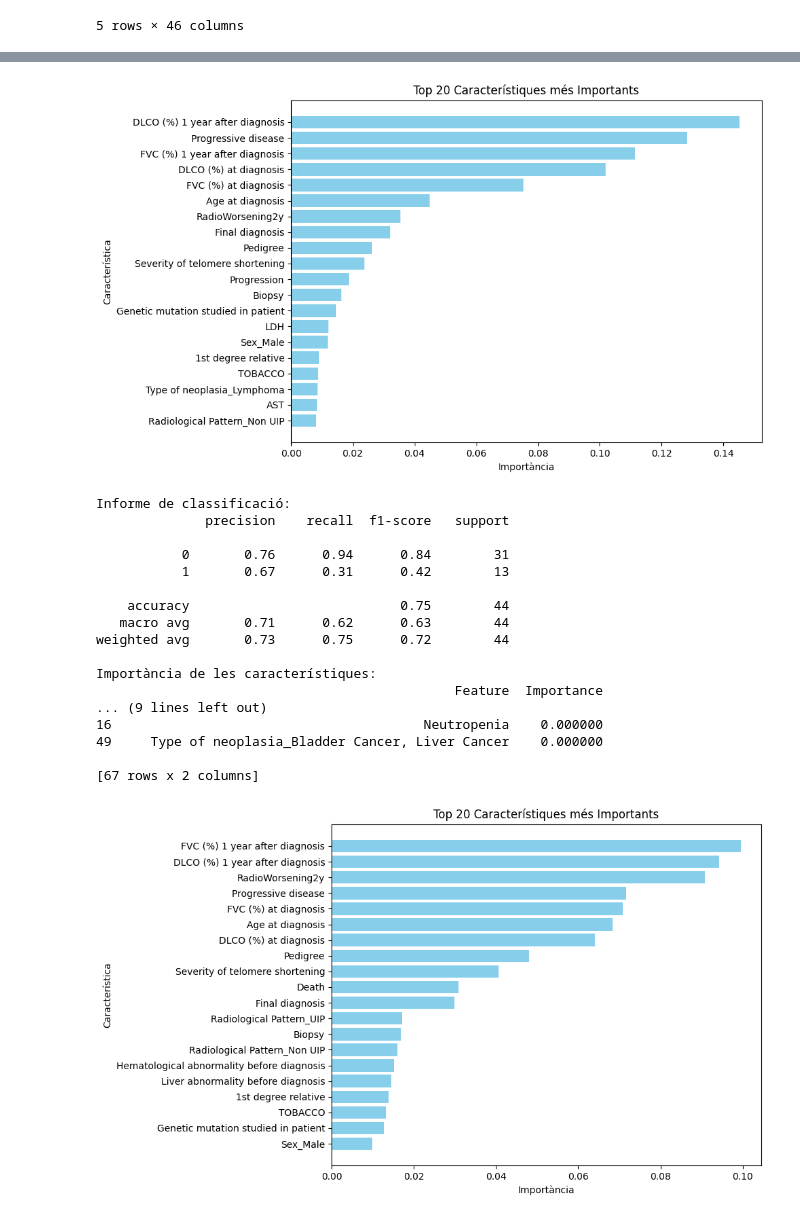
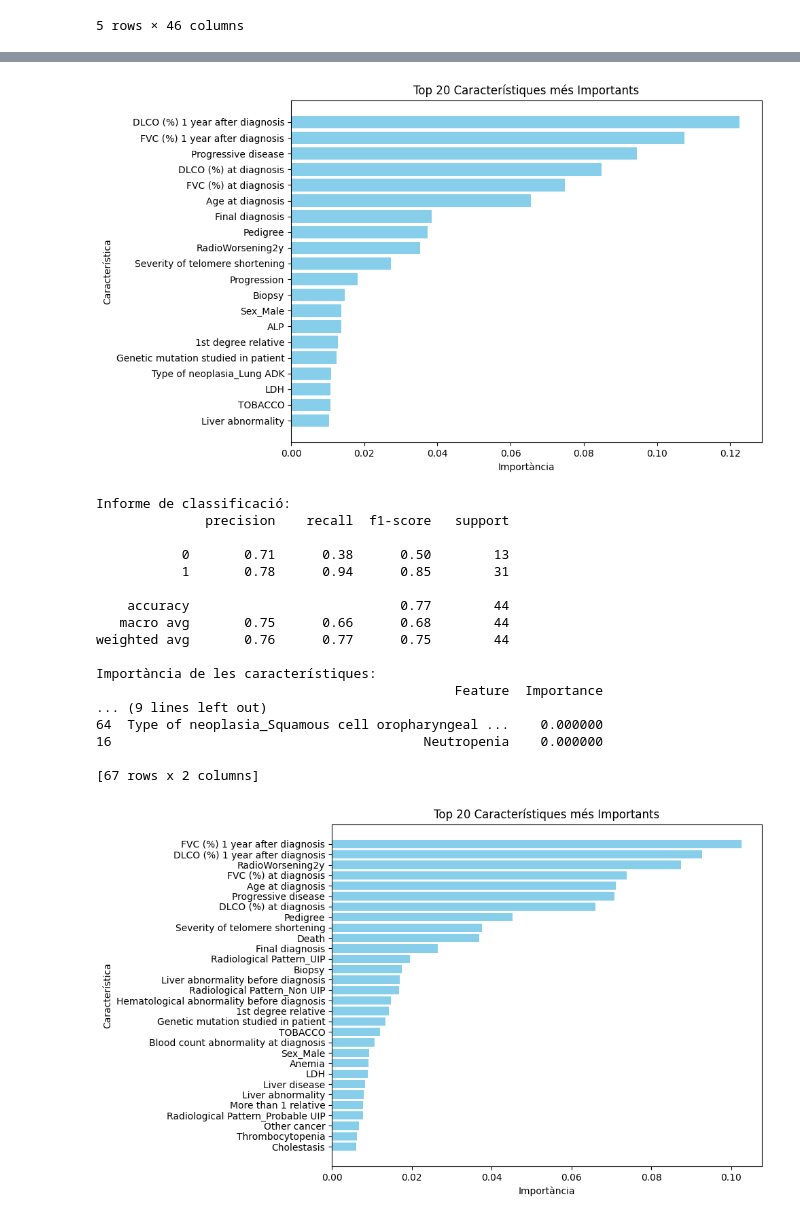
Before and after one commit to martanadal-hub/Bits-x-fibrosi, a Jupyter notebook: main.ipynb, the cells around one changed output, grey strips where cells are left out. Saved outputs shown, nothing was run; the diff lists cells and outputs as text; code cells hidden in the pictures.

```diff
--- a/main.ipynb
+++ b/main.ipynb
@@ -30,12 +30,13 @@ df['Hematological abnormality before diagnosis'].replace('None', 'No', inplace=T
 df['Type of neoplasia'].replace('None', 'No', inplace=True)
 df['Hematologic Disease'] = df['Hematologic Disease'].apply(lambda x: 'Yes' if x != 'No' else x)
 df['Liver disease'] = df['Liver disease'].apply(lambda x: 'Yes' if x != 'No' else x)
-df['Death'] = df.apply(lambda row: 'Yes' if row['Death'] == 'No' and row['Transplantation date'] != 'No transplantation' else row['Death'], axis=1)
+df['Death'] = df.apply(lambda row: 'Transplant' if row['Death'] == 'No' and row['Transplantation date'] != 'No transplantation' else row['Death'], axis=1)
 df['Progression'] = df['FVC (%) at diagnosis'] - df['FVC (%) 1 year after diagnosis']
-df['Progression'] = df['Progression'].apply(lambda x: 'Yes' if x > 5 else 'No')
+df['Progression'] = df['Progression'].apply(lambda x: 'No' if x > 5 else 'Yes')
 # %%
 df.replace('Yes', 1, inplace=True)
 df.replace('No', 0, inplace=True)
+df.replace('Transplant', 2, inplace=True)
 # %%
 df.drop(columns=['FamilialvsSporadic', 'COD NUMBER', 'Binary diagnosis', 'Detail', 'Comorbidities', 'Detail on NON UIP', 'Pathology Pattern Binary', 'Pathology pattern UIP, probable or CHP', 'Pathology pattern', 'Extras AP', 'Diagnosis after Biopsy', 'Multidsciplinary committee', 'Pirfenidone', 'Nintedanib', 'Antifibrotic Drug', 'Prednisone', 'Mycophenolate', 'Type of telomeric extrapulmonary affectation', 'Extra', 'Type of liver abnormality', 'FVC (L) at diagnosis', 'FVC (L) 1 year after diagnosis', 'Transplantation date', 'Necessity of transplantation', 'Cause of death', 'Identified Infection', 'Date of death', 'Type of family history', 'Mutation Type', 'ProgressiveDisease', 'Severity of telomere shortening - Transform 4', 'Treatment'], inplace=True)
 # %%
@@ -179,7 +180,7 @@ plt.gca().invert_yaxis()  # Les característiques més importants a la part supe
 plt.tight_layout()  # Ajusta l'espai per evitar que les etiquetes surtin tallades
 plt.show()
 # %% [output]
-[figure, old version]
+[figure, new version]
 # %%
 from sklearn.ensemble import RandomForestClassifier
 from sklearn.model_selection import train_test_split
@@ -219,36 +220,36 @@ print(feature_importances)
 Informe de classificació:
               precision    recall  f1-score   support
 
-           0       0.76      0.94      0.84        31
-           1       0.67      0.31      0.42        13
+           0       0.71      0.38      0.50        13
+           1       0.78      0.94      0.85        31
 
-    accuracy                           0.75        44
-   macro avg       0.71      0.62      0.63        44
-weighted avg       0.73      0.75      0.72        44
+    accuracy                           0.77        44
+   macro avg       0.75      0.66      0.68        44
+weighted avg       0.76      0.77      0.75        44
 
 Importància de les característiques:
                                               Feature  Importance
 ... (9 lines left out)
+64  Type of neoplasia_Squamous cell oropharyngeal ...    0.000000
 16                                        Neutropenia    0.000000
-49     Type of neoplasia_Bladder Cancer, Liver Cancer    0.000000
 
 [67 rows x 2 columns]
 # %%
 # Seleccionem només les 20 característiques més importants
-top_features = feature_importances.head(20)
+top_features = feature_importances.head(30)
 
 # Crear un gràfic millor ajustat
 import matplotlib.pyplot as plt
 
 plt.figure(figsize=(10, 6))
 plt.barh(top_features['Feature'], top_features['Importance'], color="skyblue")
 plt.xlabel('Importància')
 plt.ylabel('Característica')
 plt.title('Top 20 Característiques més Importants')
 plt.gca().invert_yaxis()  # Les característiques més importants a la part superior
 plt.tight_layout()  # Ajusta l'espai per evitar que les etiquetes surtin tallades
 plt.show()
 # %% [output]
-[figure, old version]
+[figure, new version]
 # %%
 import pandas as pd
```
Also changed, not shown: parts of 4 cells of this notebook, 2 other files.
